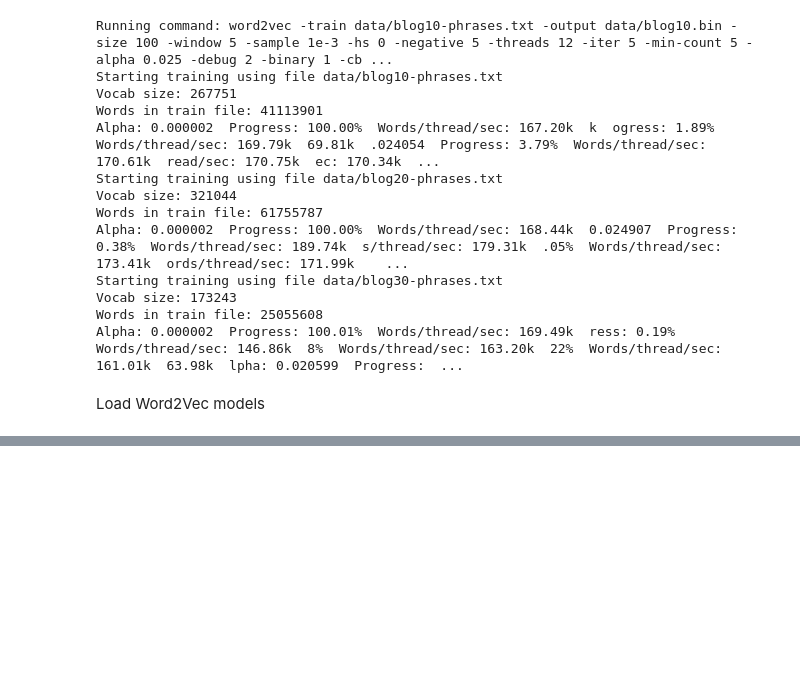
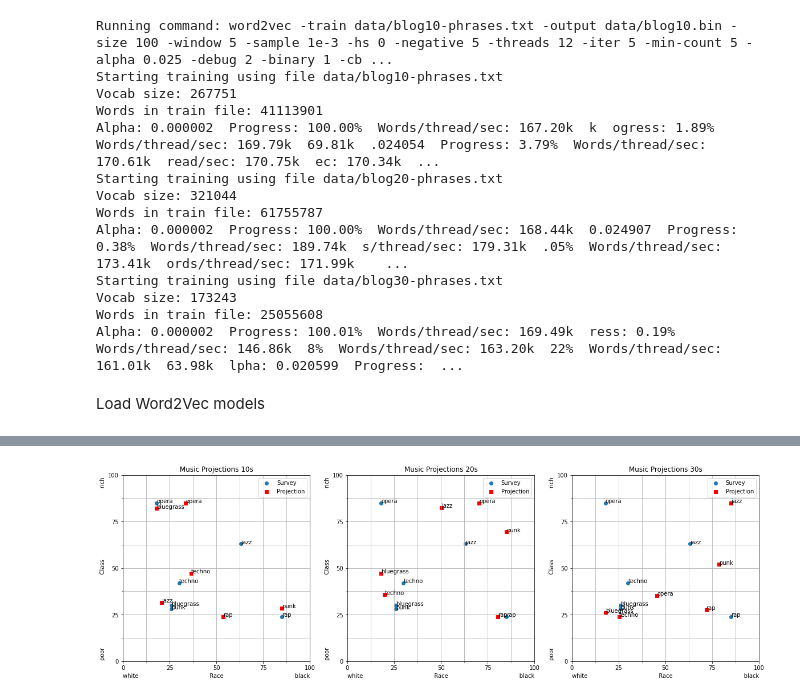
Before and after one commit to ggetzie/kozlowski2019, a Jupyter notebook: w2v.ipynb, the cells around one changed output, grey strips where cells are left out. Saved outputs shown, nothing was run; the diff lists cells and outputs as text; code cells hidden in the pictures; blank space fills up the shorter version.

Commit message:
Figure 3 shown

```diff
--- a/w2v.ipynb
+++ b/w2v.ipynb
@@ -87,0 +133,4 @@ model30 = gensim.models.KeyedVectors.load_word2vec_format("data/blog30.bin", bin
+# %%
+dimensions10 = {dim: get_dimension(model10, word_pairs.wp[dim]) for dim in word_pairs.wp}
+dimensions20 = {dim: get_dimension(model20, word_pairs.wp[dim]) for dim in word_pairs.wp}
+dimensions30 = {dim: get_dimension(model30, word_pairs.wp[dim]) for dim in word_pairs.wp}
@@ -87,0 +141,9 @@ model30 = gensim.models.KeyedVectors.load_word2vec_format("data/blog30.bin", bin
+# %%
+music = ["opera", "jazz", "rap", "techno", "bluegrass", "punk"]
+# Music Projections
+mp = {"Music Projections 10s": {m: (scalar_projection(model10[m], dimensions10["RACE"]),
+                                    scalar_projection(model10[m], dimensions10["AFFLUENCE"])) for m in music},
+      "Music Projections 20s": {m: (scalar_projection(model20[m], dimensions20["RACE"]),
+                                    scalar_projection(model20[m], dimensions20["AFFLUENCE"])) for m in music},
+      "Music Projections 30s": {m: (scalar_projection(model30[m], dimensions30["RACE"]),
+                                    scalar_projection(model30[m], dimensions30["AFFLUENCE"])) for m in music}}
@@ -87,0 +154,65 @@ model30 = gensim.models.KeyedVectors.load_word2vec_format("data/blog30.bin", bin
+# %%
+from matplotlib import pyplot as plt
+
+# Plot the survey data - estimated from the graph
+survey_data = {"opera": (18, 85),
+              "jazz": (63, 63),
+              "rap": (85,24),
+              "techno": (30,42),
+              "bluegrass": (26, 30),
+              "punk": (26, 28)}
+
+fig, axs = plt.subplots(1, 3, figsize=(20,6))
+s_xs = np.array([v[0] for v in survey_data.values()])
+s_ys = np.array([v[1] for v in survey_data.values()])
+
+for ax in axs:
+    ax.set_xlim([0,100])
+    ax.set_ylim([0,100])
+    ax.set_xlabel(f"white{' '*40}Race{' '*40}black")
+    ax.set_ylabel(f"poor {' '*40}Class{' '*40}rich")
+    ax.set_xticks(np.arange(0, 125, 25))
+    ax.set_xticks(np.arange(12.5, 100, 25), minor=True)
+    ax.set_yticks(np.arange(0, 125, 25))
+    ax.set_yticks(np.arange(12.5, 100, 25), minor=True)
+    ax.grid(True, which="both", axis="both")
+
+    ax.scatter(s_xs, s_ys)
+
+    for k, v in survey_data.items():
+        ax.annotate(k, v)
+
+
+axnum = 0
+def transform(x, bounds_from, bounds_to):
+    """
+    Scale X from range bounds_from to range bounds_to
+    bounds_from and bounds_to should be a tuple of (lower_bound, upper_bound)
+    """
+    proportion = (x - bounds_from[0]) / (bounds_from[1] - bounds_from[0])
+    return bounds_to[0] + (proportion * (bounds_to[1]-bounds_to[0]))
+
+survey_range_x = (min(s_xs), max(s_xs))
+survey_range_y = (min(s_ys), max(s_ys))
+
+for title, pdict in mp.items():
+    ax = axs[axnum]
+    ax.set_title(title)
+
+    p_xs = np.array([v[0] for v in pdict.values()])
+    p_ys = np.array([v[1] for v in pdict.values()])
+    p_range_x = (min(p_xs), max(p_xs))
+    p_range_y = (min(p_ys), max(p_ys))
+
+    for k, v in pdict.items():
+        xt = transform(v[0], p_range_x, survey_range_x)
+        yt = transform(v[1], p_range_y, survey_range_y)
+        ax.scatter(xt, yt, c="red", marker="s")
+        ax.annotate(k, (xt, yt))
+    ax.legend(labels=["Survey", "Projection"])
+    axnum += 1
+
+
+plt.show()
+# %% [output]
+[figure, added]
```
Also changed, not shown: parts of 7 cells of this notebook, 2 other files.
